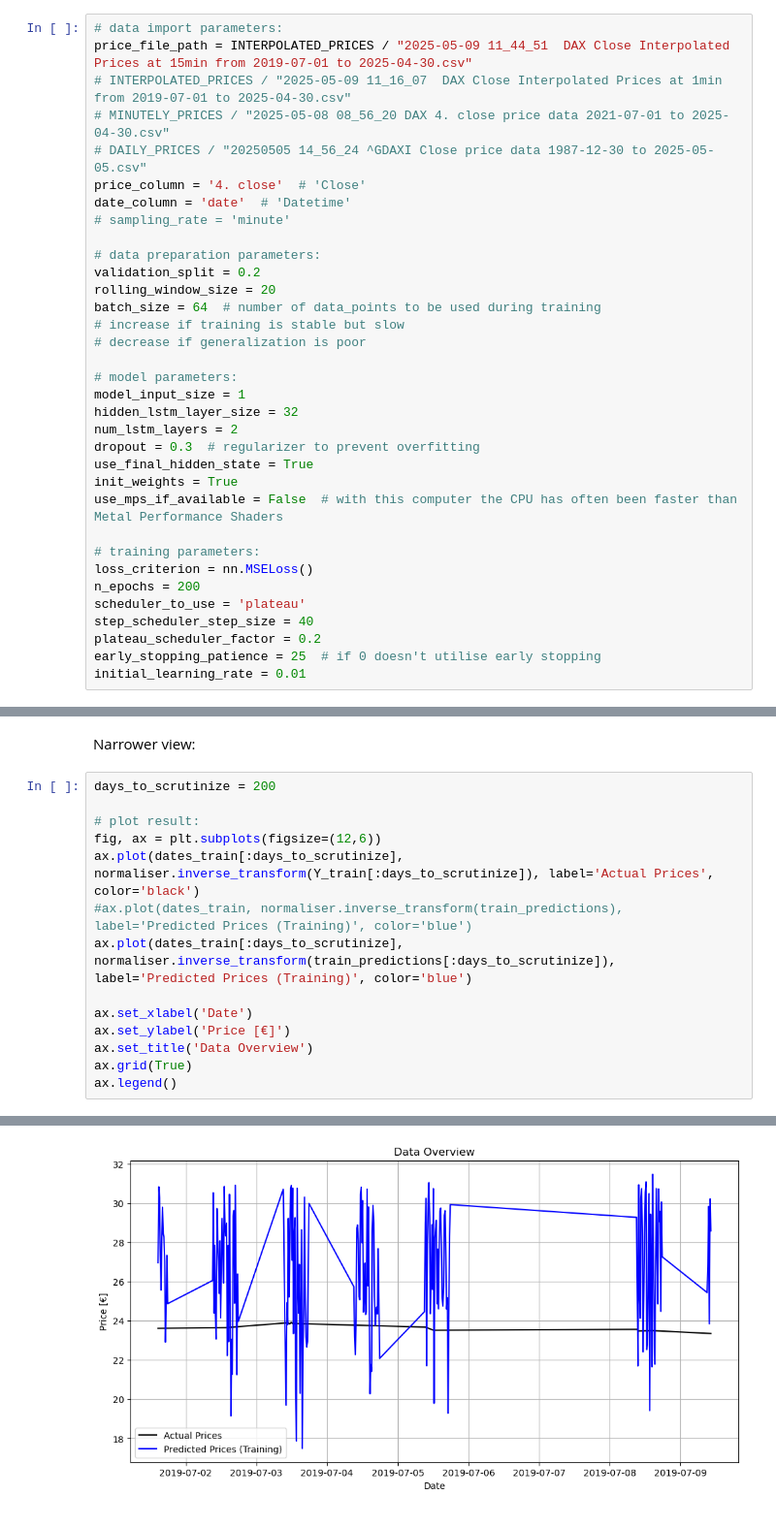
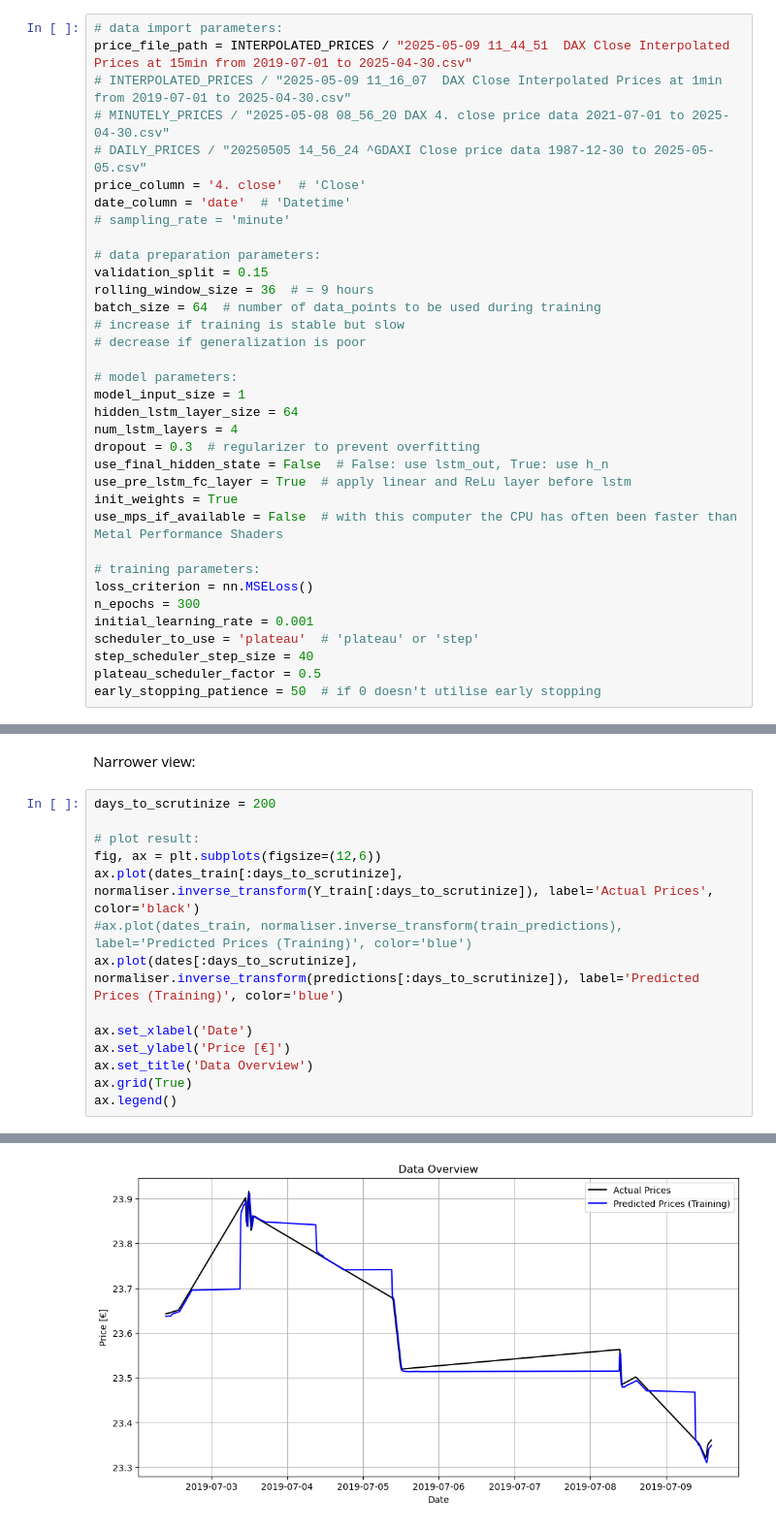
Before and after one commit to paulruesing/hybrid-rl-index-trading, a Jupyter notebook: notebooks/predictor_dev.ipynb, the cells around one changed output, grey strips where cells are left out. Shown at 97% size. Saved outputs shown, nothing was run; the diff lists cells and outputs as text.

Commit message:
fixed LSTM bug

```diff
--- a/notebooks/predictor_dev.ipynb
+++ b/notebooks/predictor_dev.ipynb
@@ -38,29 +52,30 @@ date_column = 'date'  # 'Datetime'
 # sampling_rate = 'minute'
 
 # data preparation parameters:
-validation_split = 0.2
-rolling_window_size = 20
+validation_split = 0.15
+rolling_window_size = 36  # = 9 hours
 batch_size = 64  # number of data_points to be used during training
 # increase if training is stable but slow
 # decrease if generalization is poor
 
 # model parameters:
 model_input_size = 1
-hidden_lstm_layer_size = 32
-num_lstm_layers = 2
+hidden_lstm_layer_size = 64
+num_lstm_layers = 4
 dropout = 0.3  # regularizer to prevent overfitting
-use_final_hidden_state = True
+use_final_hidden_state = False  # False: use lstm_out, True: use h_n
+use_pre_lstm_fc_layer = True  # apply linear and ReLu layer before lstm
 init_weights = True
 use_mps_if_available = False  # with this computer the CPU has often been faster than Metal Performance Shaders
 
 # training parameters:
 loss_criterion = nn.MSELoss()
-n_epochs = 200
-scheduler_to_use = 'plateau'
+n_epochs = 300
+initial_learning_rate = 0.001
+scheduler_to_use = 'plateau'  # 'plateau' or 'step'
 step_scheduler_step_size = 40
-plateau_scheduler_factor = 0.2
-early_stopping_patience = 25  # if 0 doesn't utilise early stopping
-initial_learning_rate = 0.01
+plateau_scheduler_factor = 0.5
+early_stopping_patience = 50  # if 0 doesn't utilise early stopping
 # %% [markdown]
 ### Data Loading
 # %%
@@ -457,17 +488,17 @@ Narrower view:
 # %%
 days_to_scrutinize = 200
 
 # plot result:
 fig, ax = plt.subplots(figsize=(12,6))
 ax.plot(dates_train[:days_to_scrutinize], normaliser.inverse_transform(Y_train[:days_to_scrutinize]), label='Actual Prices', color='black')
 #ax.plot(dates_train, normaliser.inverse_transform(train_predictions), label='Predicted Prices (Training)', color='blue')
-ax.plot(dates_train[:days_to_scrutinize], normaliser.inverse_transform(train_predictions[:days_to_scrutinize]), label='Predicted Prices (Training)', color='blue')
+ax.plot(dates[:days_to_scrutinize], normaliser.inverse_transform(predictions[:days_to_scrutinize]), label='Predicted Prices (Training)', color='blue')
 
 ax.set_xlabel('Date')
 ax.set_ylabel('Price [€]')
 ax.set_title('Data Overview')
 ax.grid(True)
 ax.legend()
 # %% [output]
 <matplotlib.legend.Legend at 0x...>
-[figure, old version]
+[figure, new version]
```
Also changed, not shown: parts of 22 cells of this notebook.
